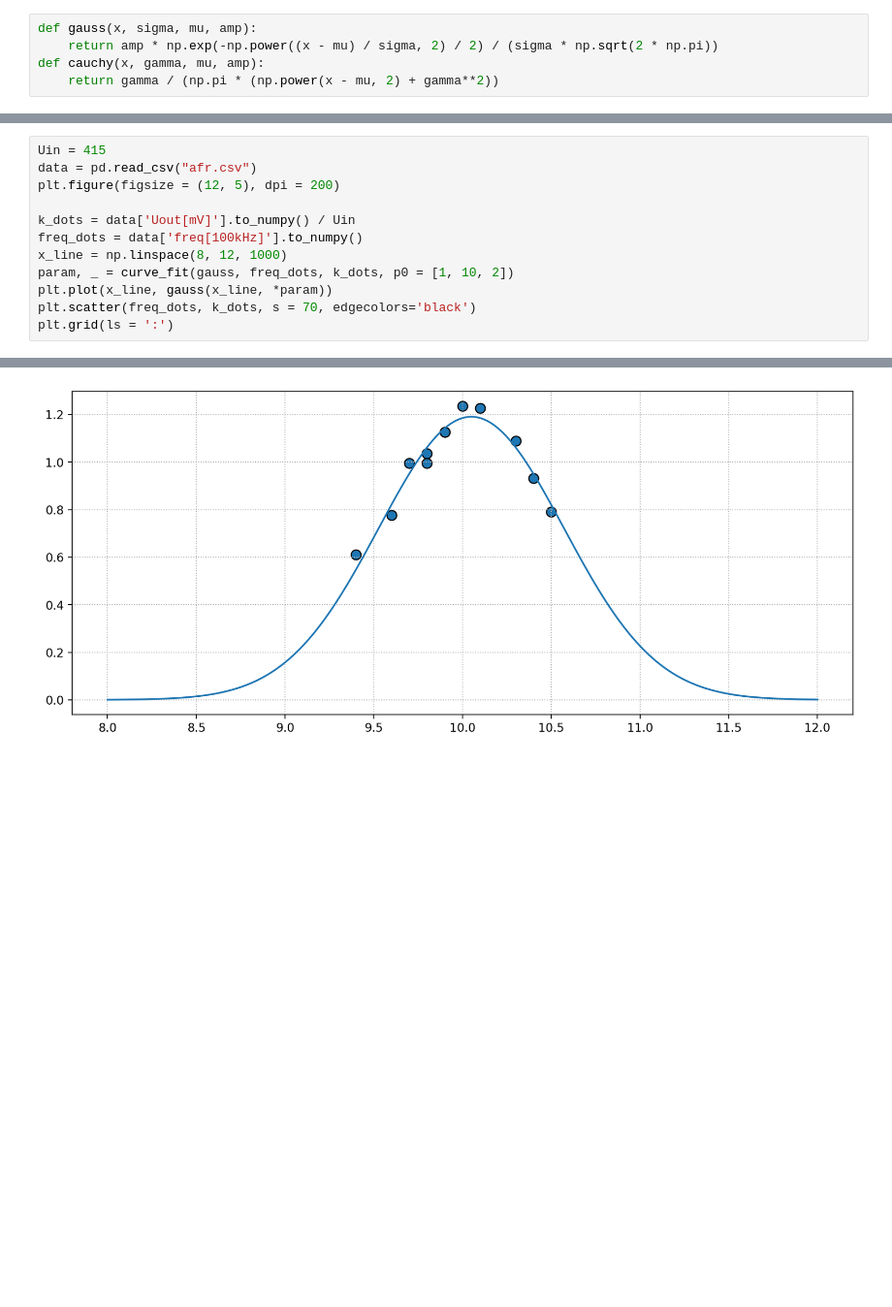
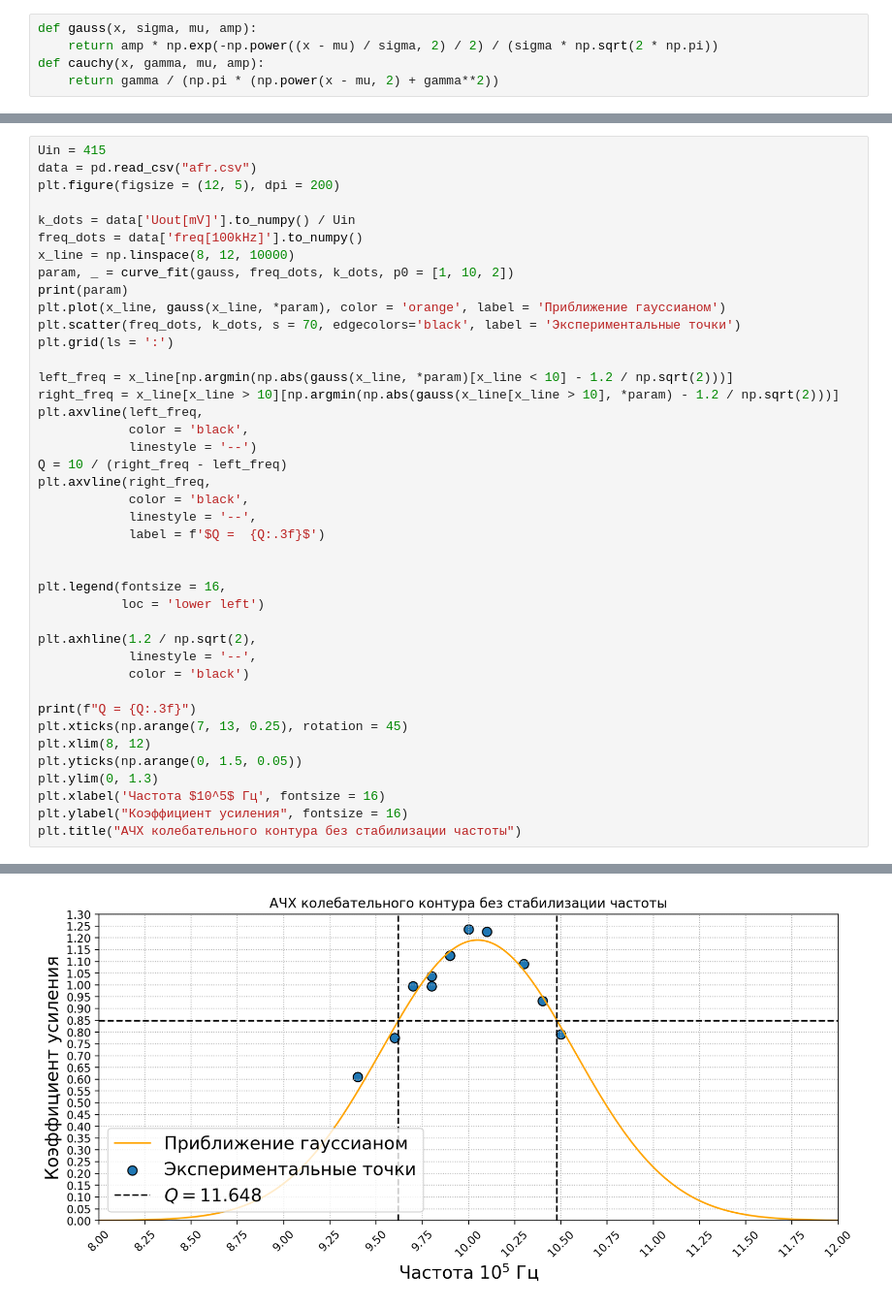
Before and after one commit to ShmakovVladimir/Labs, a Jupyter notebook: Схемотехника/Генераторы колебаний/main.ipynb, the cells around one changed output, grey strips where cells are left out. Shown at 97% size. Cells and saved outputs as stored; diff of their text form; blank space fills up the shorter version.

```diff
--- a/Схемотехника/Генераторы колебаний/main.ipynb
+++ b/Схемотехника/Генераторы колебаний/main.ipynb
@@ -16,9 +18,38 @@ plt.figure(figsize = (12, 5), dpi = 200)
 
 k_dots = data['Uout[mV]'].to_numpy() / Uin
 freq_dots = data['freq[100kHz]'].to_numpy()
-x_line = np.linspace(8, 12, 1000)
+x_line = np.linspace(8, 12, 10000)
 param, _ = curve_fit(gauss, freq_dots, k_dots, p0 = [1, 10, 2])
-plt.plot(x_line, gauss(x_line, *param))
-plt.scatter(freq_dots, k_dots, s = 70, edgecolors='black')
+print(param)
+plt.plot(x_line, gauss(x_line, *param), color = 'orange', label = 'Приближение гауссианом')
+plt.scatter(freq_dots, k_dots, s = 70, edgecolors='black', label = 'Экспериментальные точки')
 plt.grid(ls = ':')
+
+left_freq = x_line[np.argmin(np.abs(gauss(x_line, *param)[x_line < 10] - 1.2 / np.sqrt(2)))]
+right_freq = x_line[x_line > 10][np.argmin(np.abs(gauss(x_line[x_line > 10], *param) - 1.2 / np.sqrt(2)))]
+plt.axvline(left_freq,
+            color = 'black',
+            linestyle = '--')
+Q = 10 / (right_freq - left_freq)
+plt.axvline(right_freq,
+            color = 'black',
+            linestyle = '--',
+            label = f'$Q =  {Q:.3f}$')
+
+
+plt.legend(fontsize = 16,
+           loc = 'lower left')
+
+plt.axhline(1.2 / np.sqrt(2),
+            linestyle = '--',
+            color = 'black')
+
+print(f"Q = {Q:.3f}")
+plt.xticks(np.arange(7, 13, 0.25), rotation = 45)
+plt.xlim(8, 12)
+plt.yticks(np.arange(0, 1.5, 0.05))
+plt.ylim(0, 1.3)
+plt.xlabel('Частота $10^5$ Гц', fontsize = 16)
+plt.ylabel("Коэффициент усиления", fontsize = 16)
+plt.title("АЧХ колебательного контура без стабилизации частоты")
 # %% [output]
@@ -25 +59 @@ plt.grid(ls = ':')
-[figure, old version]
+[figure, new version]
```
Also changed, not shown: parts of 4 cells of this notebook, 16 other files.
